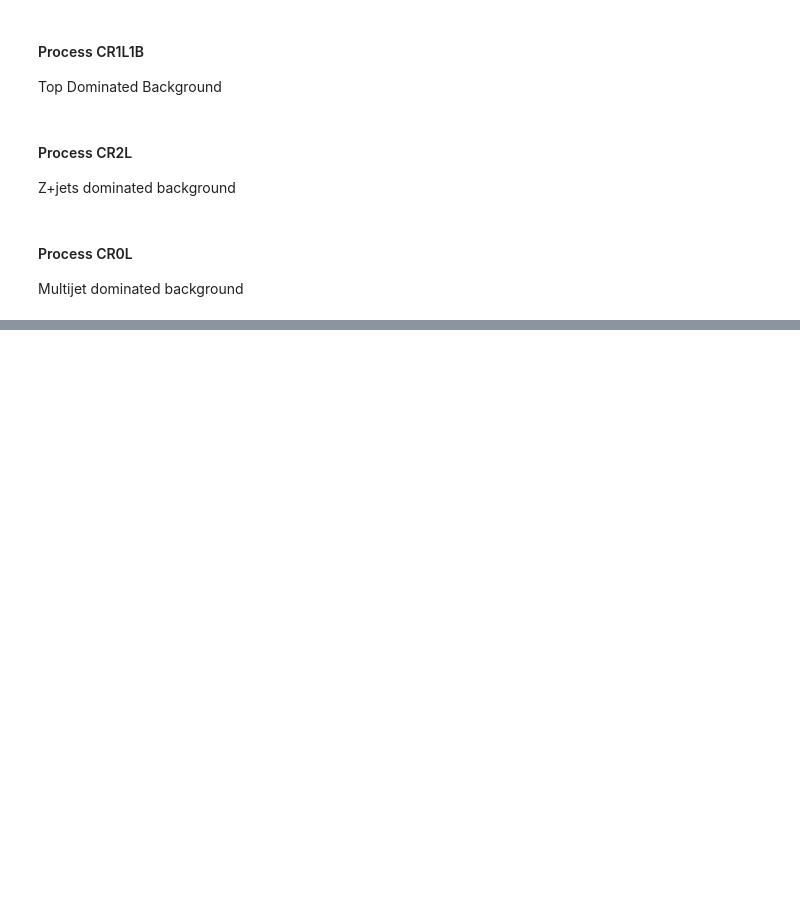
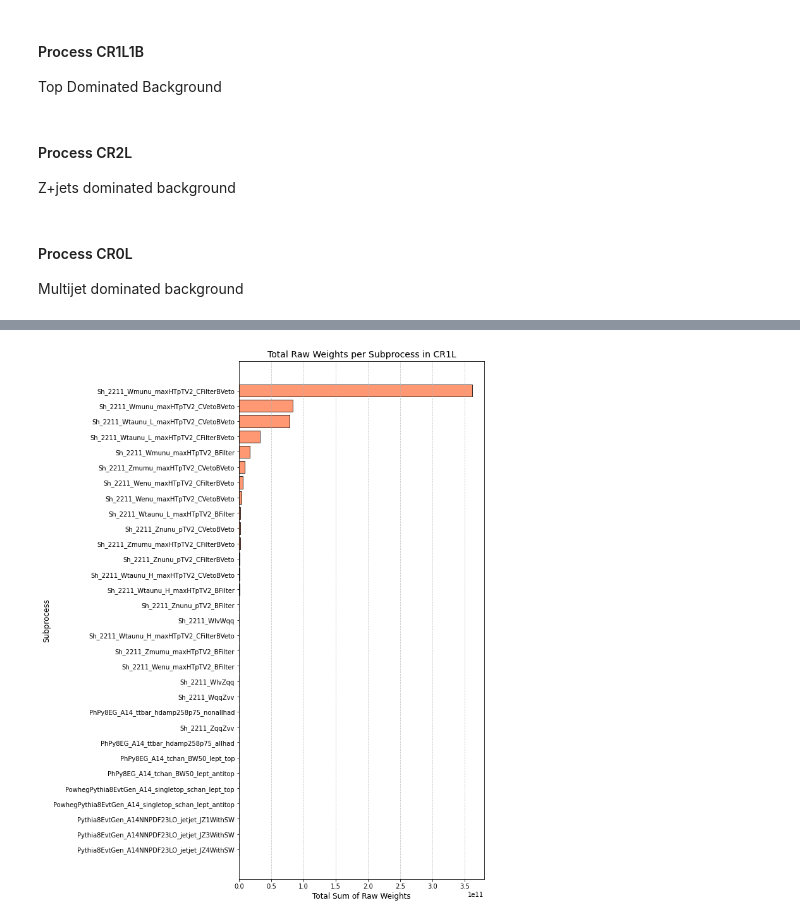
Before and after one commit to sherkaicode/Non-Resonant-AD, a Jupyter notebook: NRAD_PREP.ipynb, the cells around one changed output, grey strips where cells are left out. Cells and saved outputs as stored; diff of their text form; code cells hidden in the pictures; blank space fills up the shorter version.

```diff
--- a/NRAD_PREP.ipynb
+++ b/NRAD_PREP.ipynb
@@ -520,0 +721,38 @@ Applying Empirical Norm Factor: 0.17498
+# %%
+import matplotlib.pyplot as plt
+import polars as pl
+
+# 1. Ensure the sums are calculated (in case you haven't run this recently)
+sum_weights_df = with_meta_MC_CR1L.group_by("subprocess").agg(
+    pl.sum("raw_weights").alias("sum_raw_weights")
+)
+
+# 2. Sort the dataframe so the largest weights are at the top (makes it much easier to read)
+sum_weights_sorted = sum_weights_df.sort("sum_raw_weights", descending=False)
+
+# Extract columns to lists for plotting
+subprocesses = sum_weights_sorted["subprocess"].to_list()
+total_weights = sum_weights_sorted["sum_raw_weights"].to_list()
+
+# 3. Dynamic Figure Height: allocate about 0.4 inches of vertical space per subprocess
+# (Ensures that even if you have 50 subprocesses, the bars won't be squished)
+fig_height = max(6, len(subprocesses) * 0.4)
+plt.figure(figsize=(10, fig_height))
+
+# 4. Create the horizontal bar chart
+plt.barh(subprocesses, total_weights, color='coral', edgecolor='black', alpha=0.8)
+
+# 5. Formatting
+plt.xlabel('Total Sum of Raw Weights', fontsize=12)
+plt.ylabel('Subprocess', fontsize=12)
+plt.title('Total Raw Weights per Subprocess in CR1L', fontsize=14)
+
+# Add vertical grid lines to make it easier to read the values
+plt.grid(axis='x', linestyle='--', alpha=0.7)
+
+# This prevents the long subprocess names from being chopped off on the left side
+plt.tight_layout()
+
+plt.show()
+# %% [output]
+[figure, added]
```
Also changed, not shown: parts of 27 cells of this notebook, 8 other files.
